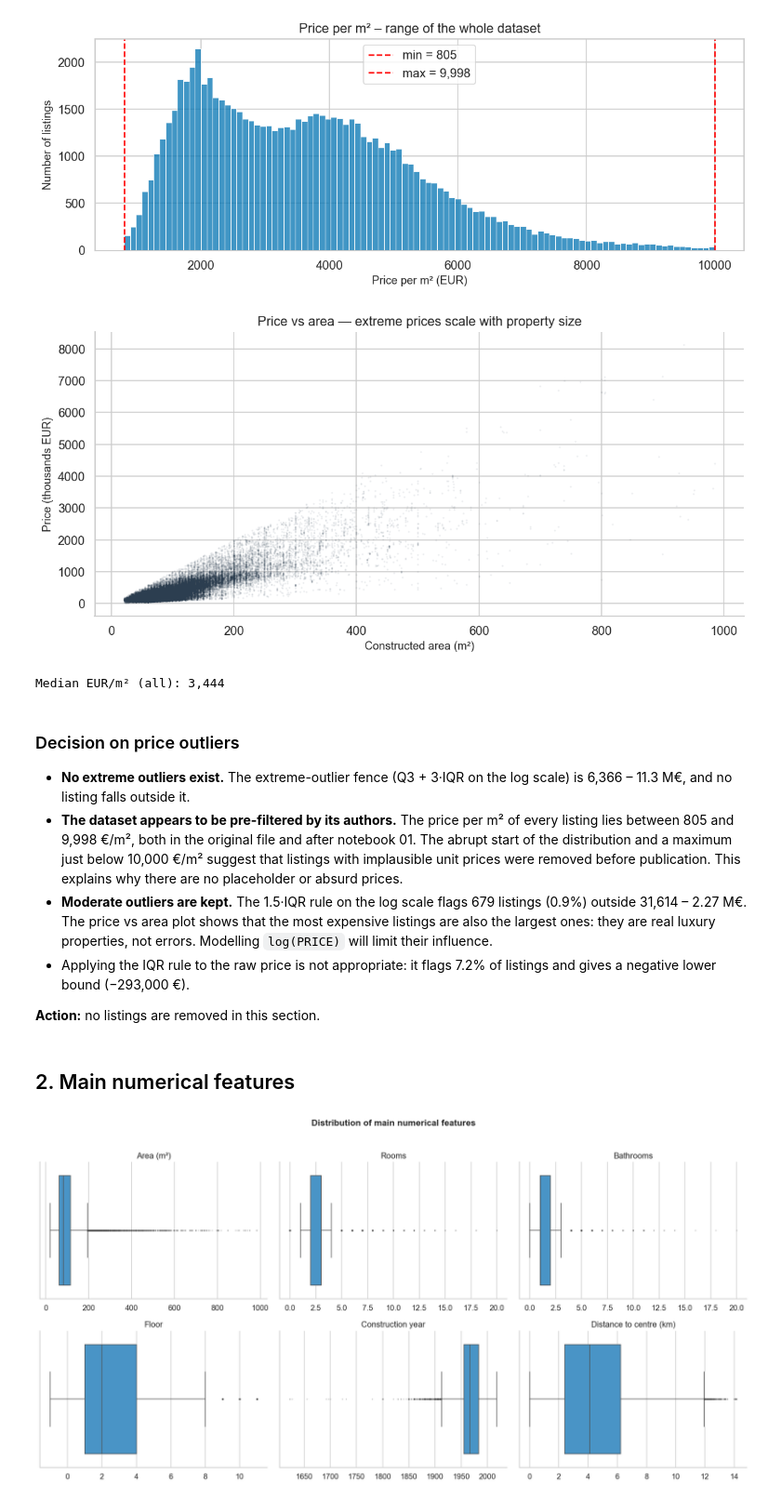
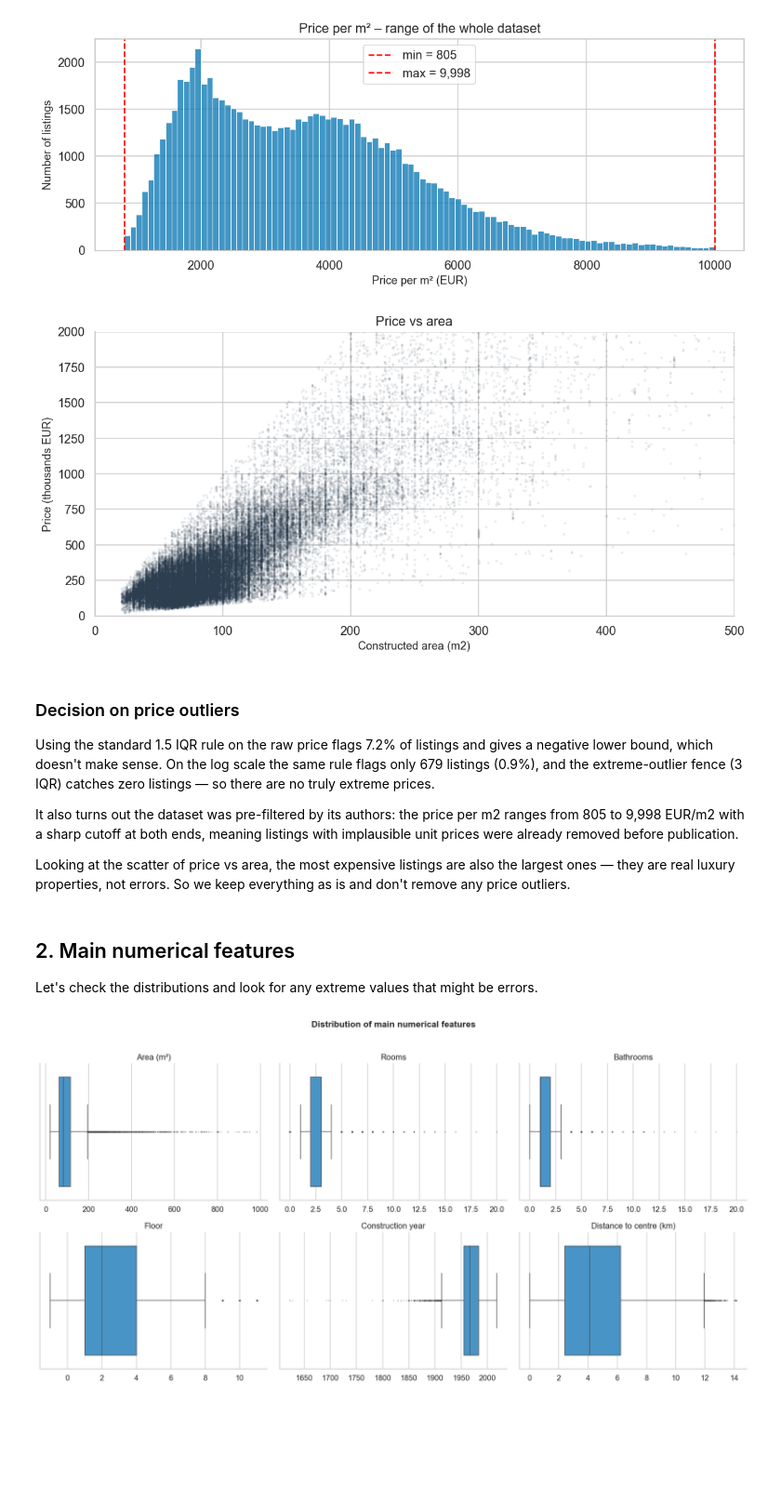
Before and after one commit to PabloMonteroRuiz/machine-learning-airbnb, a Jupyter notebook: notebooks/02_distributions_and_outliers.ipynb, the cells around one changed output. Shown at 93% size. Saved outputs shown, nothing was run; the diff lists cells and outputs as text; code cells hidden in the pictures; blank space fills up the shorter version.

```diff
--- a/notebooks/02_distributions_and_outliers.ipynb
+++ b/notebooks/02_distributions_and_outliers.ipynb
@@ -117,30 +117,33 @@ Price per m² in the original file: 805 – 9,998 EUR/m²
 Price per m² after notebook 01:    805 – 9,998 EUR/m²
 [figure]
 # %%
+subset = df[df["CONSTRUCTEDAREA"] <= 500]
+
 fig, ax = plt.subplots(figsize=(10, 5))
-ax.scatter(df["CONSTRUCTEDAREA"], df["PRICE"] / 1000, alpha=0.05, s=1, color="#2c3e50")
-ax.set_xlabel("Constructed area (m²)")
+ax.scatter(subset["CONSTRUCTEDAREA"], subset["PRICE"] / 1000,
+           alpha=0.06, s=3, color="#2c3e50")
+ax.set_xlim(0, 500)
+ax.set_ylim(0, 2000)
+ax.set_xlabel("Constructed area (m2)")
 ax.set_ylabel("Price (thousands EUR)")
-ax.set_title("Price vs area — extreme prices scale with property size")
+ax.set_title("Price vs area")
 ax.spines[["top", "right"]].set_visible(False)
 plt.tight_layout()
 plt.show()
-
-print(f"Median EUR/m² (all): {(df['PRICE'] / df['CONSTRUCTEDAREA']).median():,.0f}")
 # %% [output]
-[figure, old version]
+[figure, new version]
-Median EUR/m² (all): 3,444
 # %% [markdown]
 ### Decision on price outliers
 
-- **No extreme outliers exist.** The extreme-outlier fence (Q3 + 3·IQR on the log scale) is 6,366 – 11.3 M€, and no listing falls outside it.
-- **The dataset appears to be pre-filtered by its authors.** The price per m² of every listing lies between 805 and 9,998 €/m², both in the original file and after notebook 01. The abrupt start of the distribution and a maximum just below 10,000 €/m² suggest that listings with implausible unit prices were removed before publication. This explains why there are no placeholder or absurd prices.
-- **Moderate outliers are kept.** The 1.5·IQR rule on the log scale flags 679 listings (0.9%) outside 31,614 – 2.27 M€. The price vs area plot shows that the most expensive listings are also the largest ones: they are real luxury properties, not errors. Modelling `log(PRICE)` will limit their influence.
-- Applying the IQR rule to the raw price is not appropriate: it flags 7.2% of listings and gives a negative lower bound (−293,000 €).
+Using the standard 1.5 IQR rule on the raw price flags 7.2% of listings and gives a negative lower bound, which doesn't make sense. On the log scale the same rule flags only 679 listings (0.9%), and the extreme-outlier fence (3 IQR) catches zero listings — so there are no truly extreme prices.
 
-**Action:** no listings are removed in this section.
+It also turns out the dataset was pre-filtered by its authors: the price per m2 ranges from 805 to 9,998 EUR/m2 with a sharp cutoff at both ends, meaning listings with implausible unit prices were already removed before publication.
+
+Looking at the scatter of price vs area, the most expensive listings are also the largest ones — they are real luxury properties, not errors. So we keep everything as is and don't remove any price outliers.
 # %% [markdown]
 ## 2. Main numerical features
+
+Let's check the distributions and look for any extreme values that might be errors.
 # %%
 feat_cols = ["CONSTRUCTEDAREA", "ROOMNUMBER", "BATHNUMBER", "FLOORCLEAN",
              "CADCONSTRUCTIONYEAR", "DISTANCE_TO_CITY_CENTER"]
```
Also changed, not shown: parts of 14 cells of this notebook, 4 other files.
